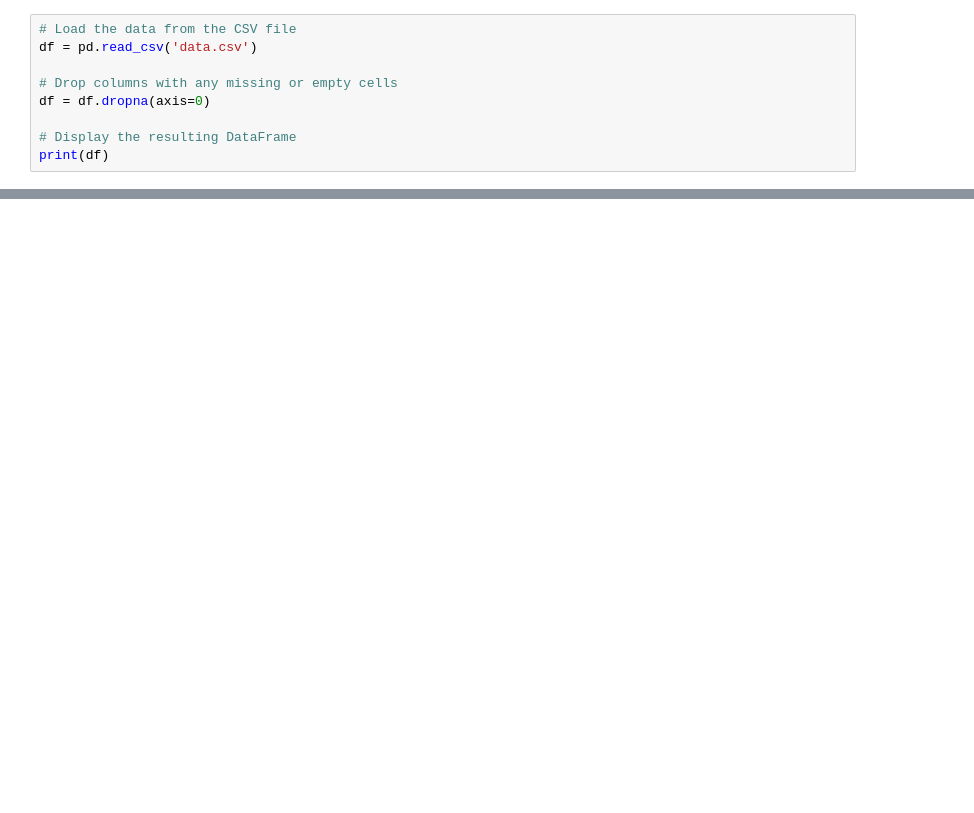
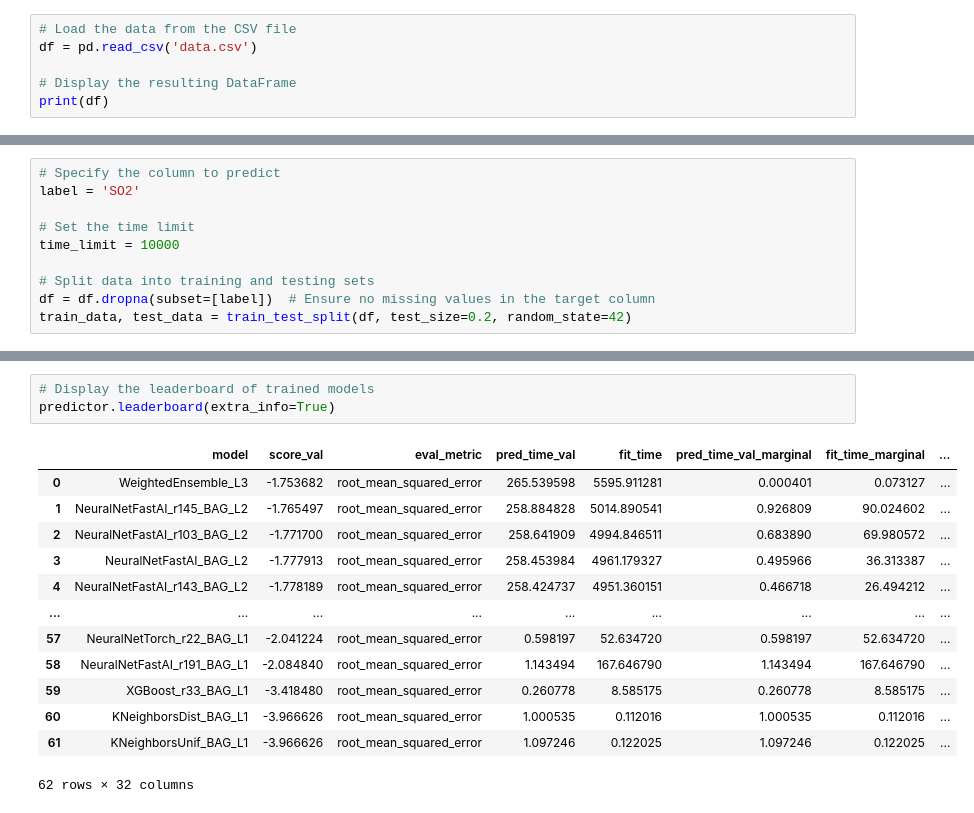
Before and after one commit to Na-Cl/AI701, a Jupyter notebook: AutoML.ipynb, the cells around one changed output, grey strips where cells are left out. Drawn from its saved outputs; the diff is of its cells as text; blank space fills up the shorter version.

Commit message:
Combines Training file and visualization file

```diff
--- a/AutoML.ipynb
+++ b/AutoML.ipynb
@@ -5,9 +10,6 @@ from autogluon.tabular import TabularPredictor
 # Load the data from the CSV file
 df = pd.read_csv('data.csv')
 
-# Drop columns with any missing or empty cells
-df = df.dropna(axis=0)
-
 # Display the resulting DataFrame
 print(df)
 # %% [output]
@@ -31 +33,11 @@ print(df)
+# %%
+# Specify the column to predict
+label = 'SO2'
+
+# Set the time limit
+time_limit = 10000
+
+# Split data into training and testing sets
+df = df.dropna(subset=[label])  # Ensure no missing values in the target column
+train_data, test_data = train_test_split(df, test_size=0.2, random_state=42)
 # %%
@@ -78,0 +212,17 @@ Name: PM10, Length: 2946, dtype: float32
+# %%
+# Display the leaderboard of trained models
+predictor.leaderboard(extra_info=True)
+# %% [output]
+|  | model | score_val | eval_metric | pred_time_val | fit_time | pred_time_val_marginal | fit_time_marginal | ... |
+| 0 | WeightedEnsemble_L3 | -1.753682 | root_mean_squared_error | 265.539598 | 5595.911281 | 0.000401 | 0.073127 | ... |
+| 1 | NeuralNetFastAI_r145_BAG_L2 | -1.765497 | root_mean_squared_error | 258.884828 | 5014.890541 | 0.926809 | 90.024602 | ... |
+| 2 | NeuralNetFastAI_r103_BAG_L2 | -1.771700 | root_mean_squared_error | 258.641909 | 4994.846511 | 0.683890 | 69.980572 | ... |
+| 3 | NeuralNetFastAI_BAG_L2 | -1.777913 | root_mean_squared_error | 258.453984 | 4961.179327 | 0.495966 | 36.313387 | ... |
+| 4 | NeuralNetFastAI_r143_BAG_L2 | -1.778189 | root_mean_squared_error | 258.424737 | 4951.360151 | 0.466718 | 26.494212 | ... |
+| ... | ... | ... | ... | ... | ... | ... | ... | ... |
+| 57 | NeuralNetTorch_r22_BAG_L1 | -2.041224 | root_mean_squared_error | 0.598197 | 52.634720 | 0.598197 | 52.634720 | ... |
+| 58 | NeuralNetFastAI_r191_BAG_L1 | -2.084840 | root_mean_squared_error | 1.143494 | 167.646790 | 1.143494 | 167.646790 | ... |
+| 59 | XGBoost_r33_BAG_L1 | -3.418480 | root_mean_squared_error | 0.260778 | 8.585175 | 0.260778 | 8.585175 | ... |
+| 60 | KNeighborsDist_BAG_L1 | -3.966626 | root_mean_squared_error | 1.000535 | 0.112016 | 1.000535 | 0.112016 | ... |
+| 61 | KNeighborsUnif_BAG_L1 | -3.966626 | root_mean_squared_error | 1.097246 | 0.122025 | 1.097246 | 0.122025 | ... |
+62 rows × 32 columns
```
Also changed, not shown: parts of 6 cells of this notebook.
